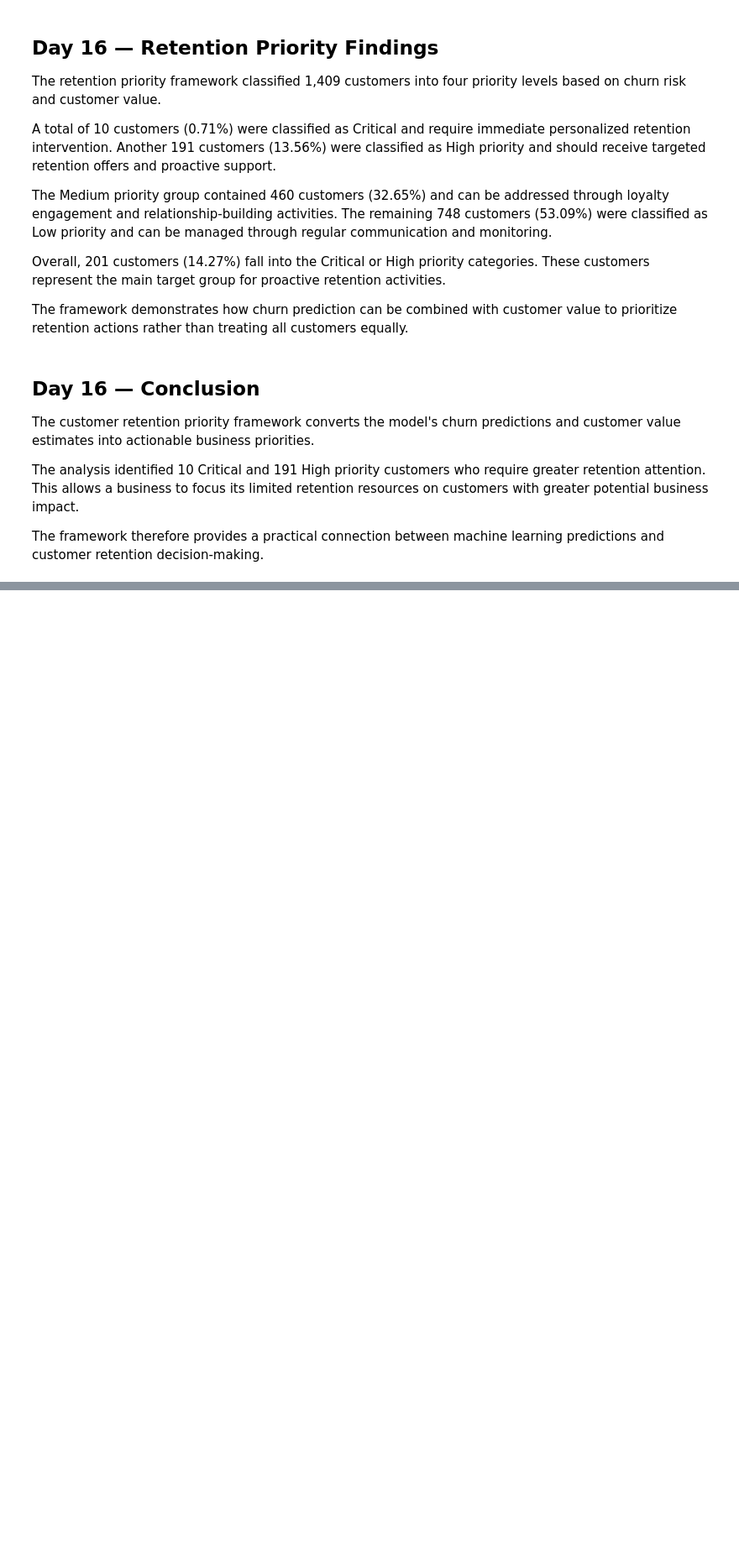
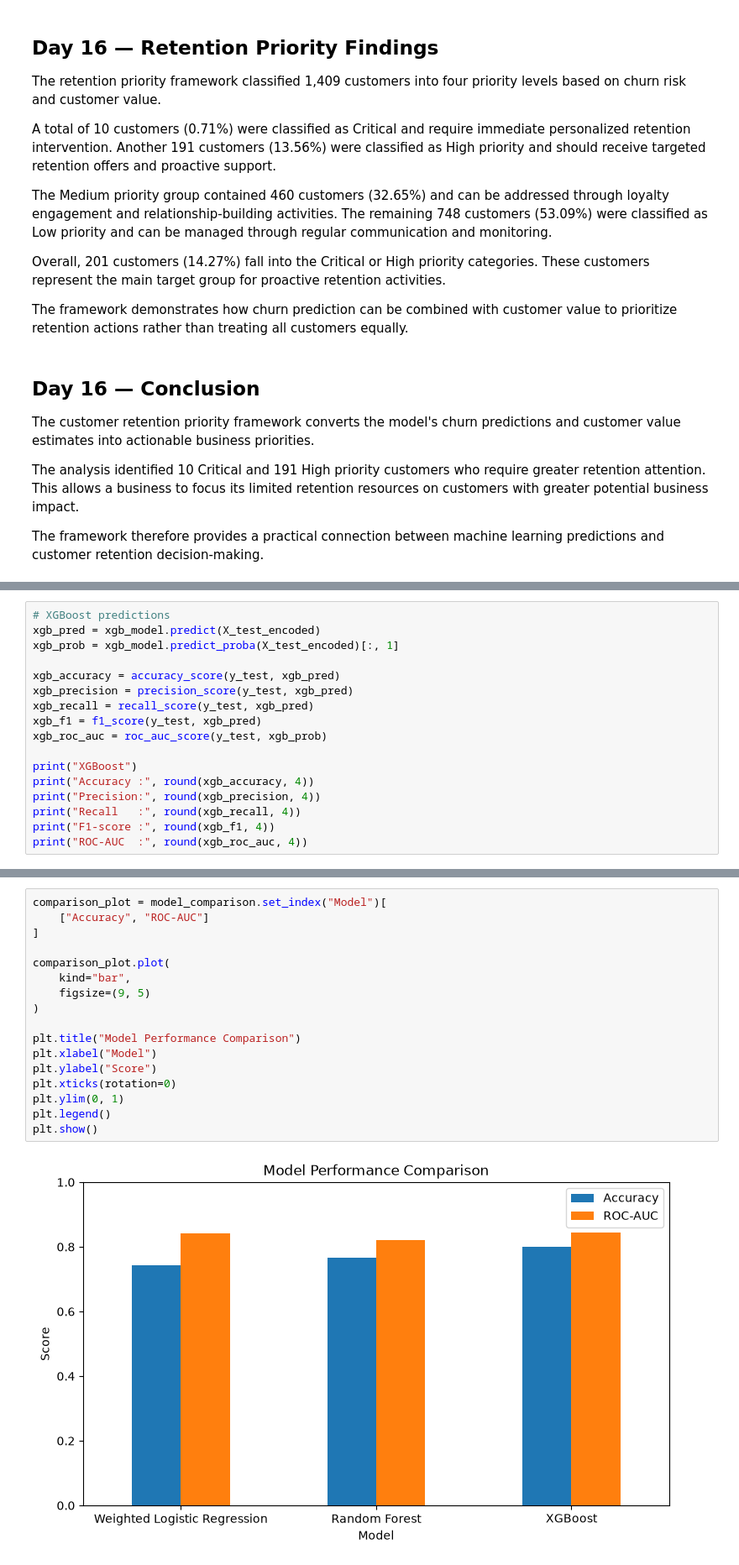
Before and after one commit to sagarsiddharth09-blip/customer-churn-LTV-engine, a Jupyter notebook: Akshay_Baseline_Analytics.ipynb, the cells around one changed output, grey strips where cells are left out. Shown at 84% size. Cells and saved outputs as stored; diff of their text form; blank space fills up the shorter version.

Commit message:
Add Day 17 final model comparison

```diff
--- a/Akshay_Baseline_Analytics.ipynb
+++ b/Akshay_Baseline_Analytics.ipynb
@@ -4317,0 +4378,17 @@ The framework therefore provides a practical connection between machine learning
+# %%
+# XGBoost predictions
+xgb_pred = xgb_model.predict(X_test_encoded)
+xgb_prob = xgb_model.predict_proba(X_test_encoded)[:, 1]
+
+xgb_accuracy = accuracy_score(y_test, xgb_pred)
+xgb_precision = precision_score(y_test, xgb_pred)
+xgb_recall = recall_score(y_test, xgb_pred)
+xgb_f1 = f1_score(y_test, xgb_pred)
+xgb_roc_auc = roc_auc_score(y_test, xgb_prob)
+
+print("XGBoost")
+print("Accuracy :", round(xgb_accuracy, 4))
+print("Precision:", round(xgb_precision, 4))
+print("Recall   :", round(xgb_recall, 4))
+print("F1-score :", round(xgb_f1, 4))
+print("ROC-AUC  :", round(xgb_roc_auc, 4))
@@ -4317,0 +4442,19 @@ The framework therefore provides a practical connection between machine learning
+# %%
+comparison_plot = model_comparison.set_index("Model")[
+    ["Accuracy", "ROC-AUC"]
+]
+
+comparison_plot.plot(
+    kind="bar",
+    figsize=(9, 5)
+)
+
+plt.title("Model Performance Comparison")
+plt.xlabel("Model")
+plt.ylabel("Score")
+plt.xticks(rotation=0)
+plt.ylim(0, 1)
+plt.legend()
+plt.show()
+# %% [output]
+[figure, added]
```
Also changed, not shown: parts of 9 cells of this notebook.
